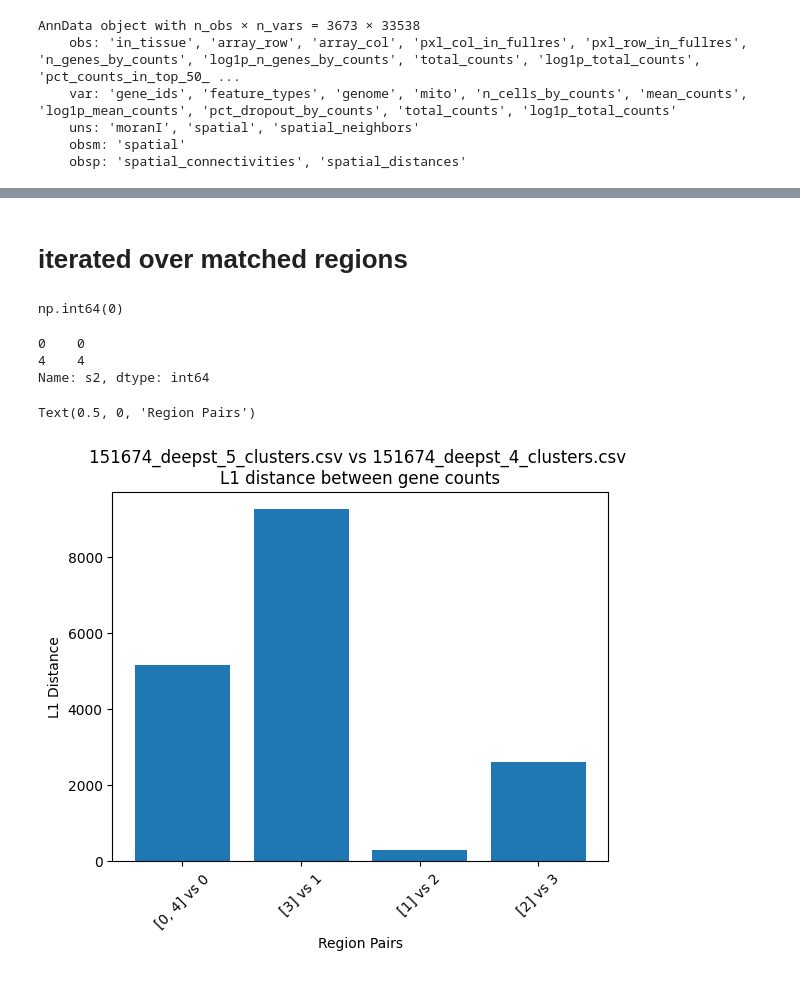
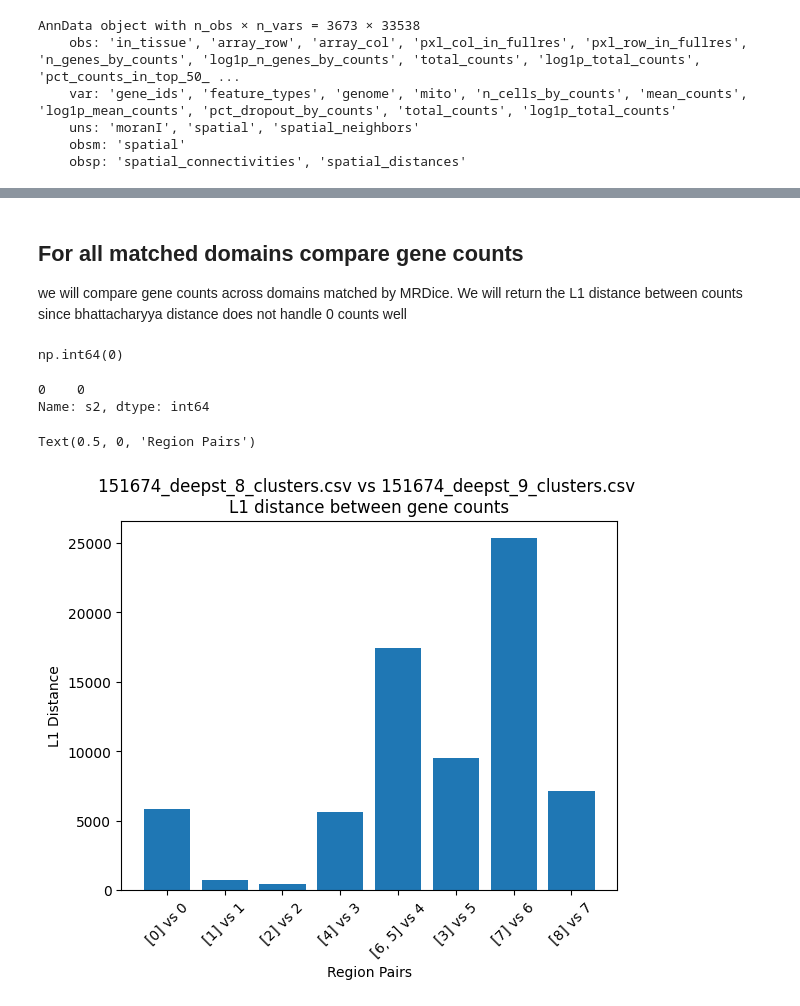
Before and after one commit to ivonr7/cmpt415_spatial_domain_variability, a Jupyter notebook: notebooks/pairwise_gene_dist.ipynb, the cells around one changed output, grey strips where cells are left out. Drawn from its saved outputs; the diff is of its cells as text; code cells hidden in the pictures.

```diff
--- a/notebooks/pairwise_gene_dist.ipynb
+++ b/notebooks/pairwise_gene_dist.ipynb
@@ -9,5 +11,5 @@ import numpy as np
 # %%
-folder = Path("deepst/MISC3_151674")
+folder = Path("data/deepst/MISC3_151674")
 sample = ad.read_h5ad(folder / "MISC3.h5")
 
 sample
@@ -21,6 +25,6 @@ AnnData object with n_obs × n_vars = 3673 × 33538
 # %%
 region_mapping = pd.read_csv(
-    folder / "mrdice" / "151674_deepst_4_cluster_vs_151674_deepst_5_cluster.csv"
+    folder / "mrdice" / "151674_deepst_8_cluster_vs_151674_deepst_9_cluster.csv"
 )
 region_mapping.head()
 # %% [output]
@@ -51,6 +58,6 @@ c1,c2
 # %%
 from sdi_variation.downstream import get_panel,index_genes,plot_gene_dist,cluster_mask
 
-_,goi,panel_size = get_panel(sample,t = 0.4)
+_,goi,panel_size = get_panel(sample,t = 0.3)
 panel_size
 # %% [output]
@@ -136,5 +145,6 @@ x,y = region_mapping['s1'].unique(),region_mapping['s2'].unique()
 # %% [markdown]
-# iterated over matched regions
+## For all matched domains compare gene counts
+we will compare gene counts across domains matched by MRDice.  We will return the L1 distance between counts since bhattacharyya distance does not handle 0 counts well
 # %%
 under_col = region_mapping[['s1','s2']].max(axis = 0).idxmin()
 over_col = region_mapping[['s1','s2']].max(axis = 0).idxmax()
@@ -149,7 +159,6 @@ merged = region_mapping.loc[region_mapping[under_col] == r1, over_col]
 merged
 # %% [output]
 0    0
-4    4
 Name: s2, dtype: int64
 # %%
 from sdi_variation.downstream import merged_c_masks,index_genes,get_panel
@@ -161,26 +170,28 @@ n_rs = np.zeros(
 )
 # %%
 optimal_loss = {}
+scores = {}
 for i in region_mapping[under_col].unique():
     merged = region_mapping.loc[region_mapping[under_col] == i, over_col]
+    score = region_mapping.loc[region_mapping[under_col] == i, 'dice'].mean()
     sr1_genes = merged_c_masks(
         sample.obs[s2m[under_col]],
         region_mapping.loc[merged,over_col].values.tolist()
     )
     sr2_genes = merged_c_masks(
         sample.obs[s2m[over_col]],
         [region_mapping.loc[i,under_col]]
     )
     gene_counts = sample.X.toarray()
     sr1_counts = index_genes(gene_counts,sr1_genes,goi).sum(axis=0)
     sr2_counts = index_genes(gene_counts,sr2_genes,goi).sum(axis = 0)
     optimal_loss[f"{merged.values.tolist()} vs {i}"] = np.abs(sr1_counts - sr2_counts).sum()
-
+    scores[f"{merged.values.tolist()} vs {i}"] = score
 plt.bar(range(len(optimal_loss)),list(optimal_loss.values()))
 plt.xticks(range(len(optimal_loss)),labels=list(optimal_loss.keys()),rotation = 45)
 plt.title(f"{s2m[over_col]} vs {s2m[under_col]} \nL1 distance between gene counts")
 plt.ylabel("L1 Distance")
 plt.xlabel("Region Pairs")
 # %% [output]
 Text(0.5, 0, 'Region Pairs')
-[figure, old version]
+[figure, new version]
```
Also changed, not shown: parts of 18 cells of this notebook.
